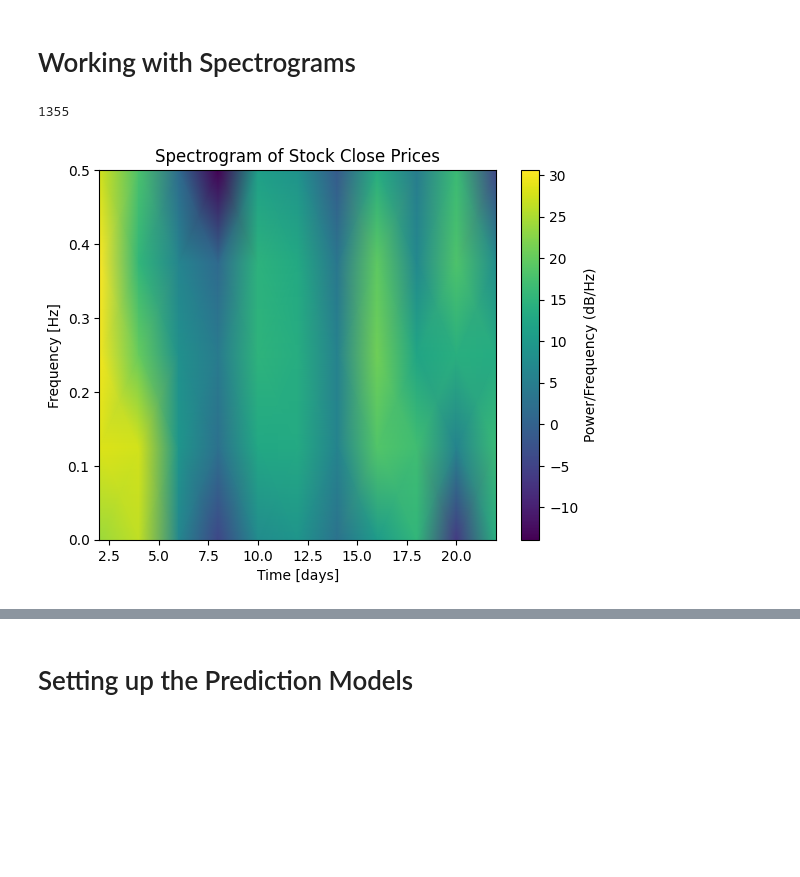
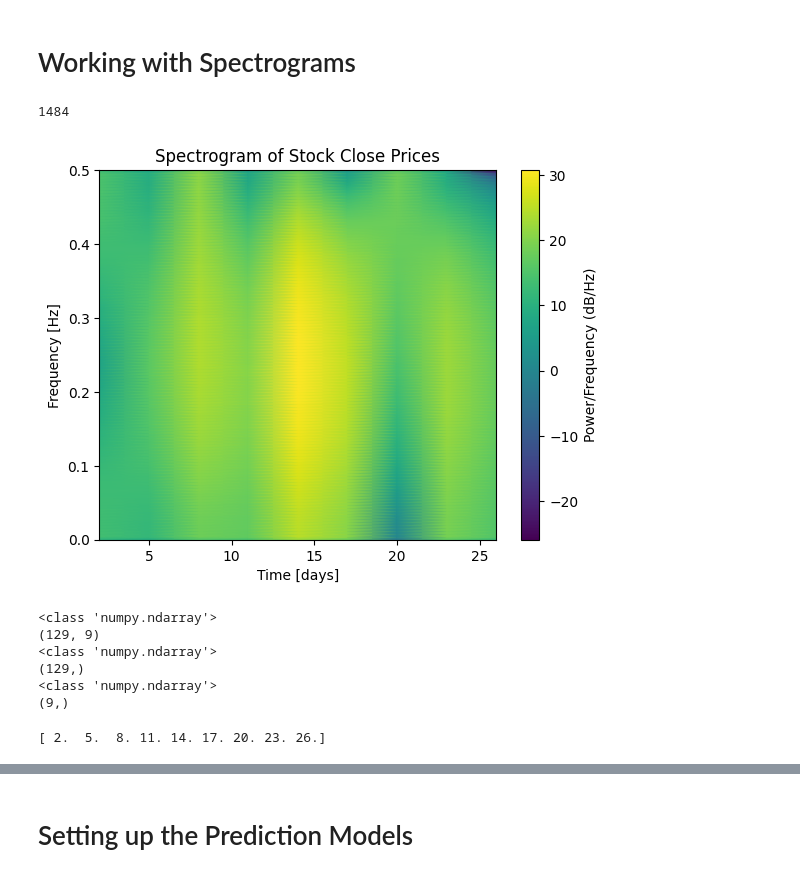
Before and after one commit to sachinprasanna7/Stock-Movement-Prediction-using-Spectrograms-Technical-Indicators-and-News, a Jupyter notebook: spectrogram.ipynb, the cells around one changed output, grey strips where cells are left out. Saved outputs shown, nothing was run; the diff lists cells and outputs as text; code cells hidden in the pictures; blank space fills up the shorter version.

Commit message:
pushing sachin code with spectrogram analysis

```diff
--- a/spectrogram.ipynb
+++ b/spectrogram.ipynb
@@ -12,0 +35,2 @@ from torch.utils.data import DataLoader, TensorDataset
+# %%
+axis_data = pd.read_csv(f'{folder_path}/{stock_symbol}.csv')
@@ -19,20 +43,38 @@ df = pd.read_csv(data_path + 'AUBANK.NS.csv', index_col=0)
 # %%
-sample_data = df['Close'].values
+sample_data = axis_data['Close'].values
 print(len(sample_data))
 # %% [output]
-1355
+1484
 # %%
-reduced_data = sample_data[:25]
+reduced_data = sample_data[:30]
 # %%
 # Compute the spectrogram
-frequencies, times, Sxx = spectrogram(reduced_data, fs=1.0, window=('tukey', 0.25), nperseg=4, noverlap=2, nfft=8, detrend='constant', scaling='density', mode='psd')
+frequencies, times, Sxx = spectrogram(reduced_data, fs=1.0, window=('tukey', 0.25), nperseg=4, noverlap=1, nfft=256, detrend='constant', scaling='density', mode='psd')
 
 # Plot the spectrogram
 plt.pcolormesh(times, frequencies, 10 * np.log10(Sxx), shading='gouraud')
 plt.ylabel('Frequency [Hz]')
 plt.xlabel('Time [days]')
 plt.title('Spectrogram of Stock Close Prices')
 plt.colorbar(label='Power/Frequency (dB/Hz)')
 plt.show()
 # %% [output]
-[figure, old version]
+[figure, new version]
+# %%
+print(type(Sxx))
+print(Sxx.shape)
+print(type(frequencies))
+print(frequencies.shape)
+print(type(times))
+print(times.shape)
+# %% [output]
+<class 'numpy.ndarray'>
+(129, 9)
+<class 'numpy.ndarray'>
+(129,)
+<class 'numpy.ndarray'>
+(9,)
+# %%
+print(times)
+# %% [output]
+[ 2.  5.  8. 11. 14. 17. 20. 23. 26.]
```
Also changed, not shown: parts of 38 cells of this notebook, 2 other files.
